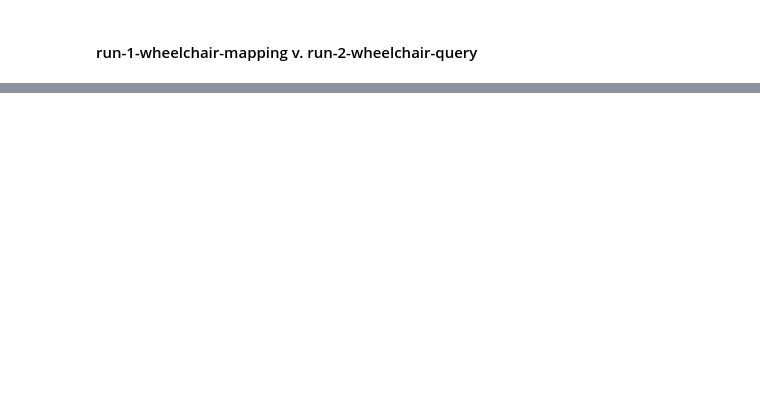
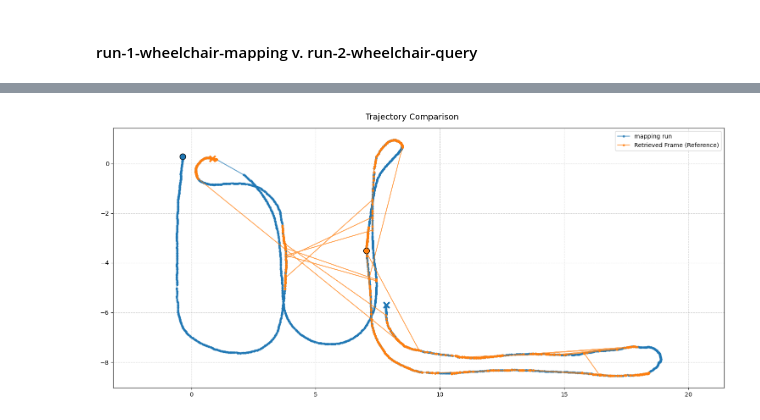
Before and after one commit to Aeshaa-Mehta/mapfreePoseEstimation, a Jupyter notebook: vizualisation/results.ipynb, the cells around one changed output, grey strips where cells are left out. Cells and saved outputs as stored; diff of their text form; code cells hidden in the pictures; blank space fills up the shorter version.

```diff
--- a/vizualisation/results.ipynb
+++ b/vizualisation/results.ipynb
@@ -119,0 +116,21 @@ plot_trajectories(
+# %%
+# 1. Define your paths
+EXP_NAME = "run-2-oracle-roma"
+BASE_PATH = Path("../../../../../../scratch/dynrecon/exps")
+
+# 2. Group the files you want to compare
+files_to_plot = {
+    f"mapping run": "../../../../../../scratch/toponavgroup/indoor-topo-loc/datasets/rrc-lab-data/wheelchair-runs-20241220/run-1-wheelchair-mapping/poses_camera_tum.txt",
+    "Retrieved Frame (Reference)": BASE_PATH / f"retrieved_trajectory_tum/{EXP_NAME}.txt",
+    # f"Predicted Pose ({EXP_NAME})": BASE_PATH / f"pred_trajectory_tum/{EXP_NAME}.txt",
+    # "Ground Truth": "../../../../../../scratch/toponavgroup/indoor-topo-loc/datasets/rrc-lab-data/wheelchair-runs-20241220/run-2-wheelchair-query/poses_camera_tum.txt"
+}
+
+# 3. Call the function
+plot_trajectories(
+    files_to_plot,
+    plane='xy',
+    apply_filter=True
+)
+# %% [output]
+[figure, added]
```
Also changed, not shown: parts of 6 cells of this notebook, 5 other files.
